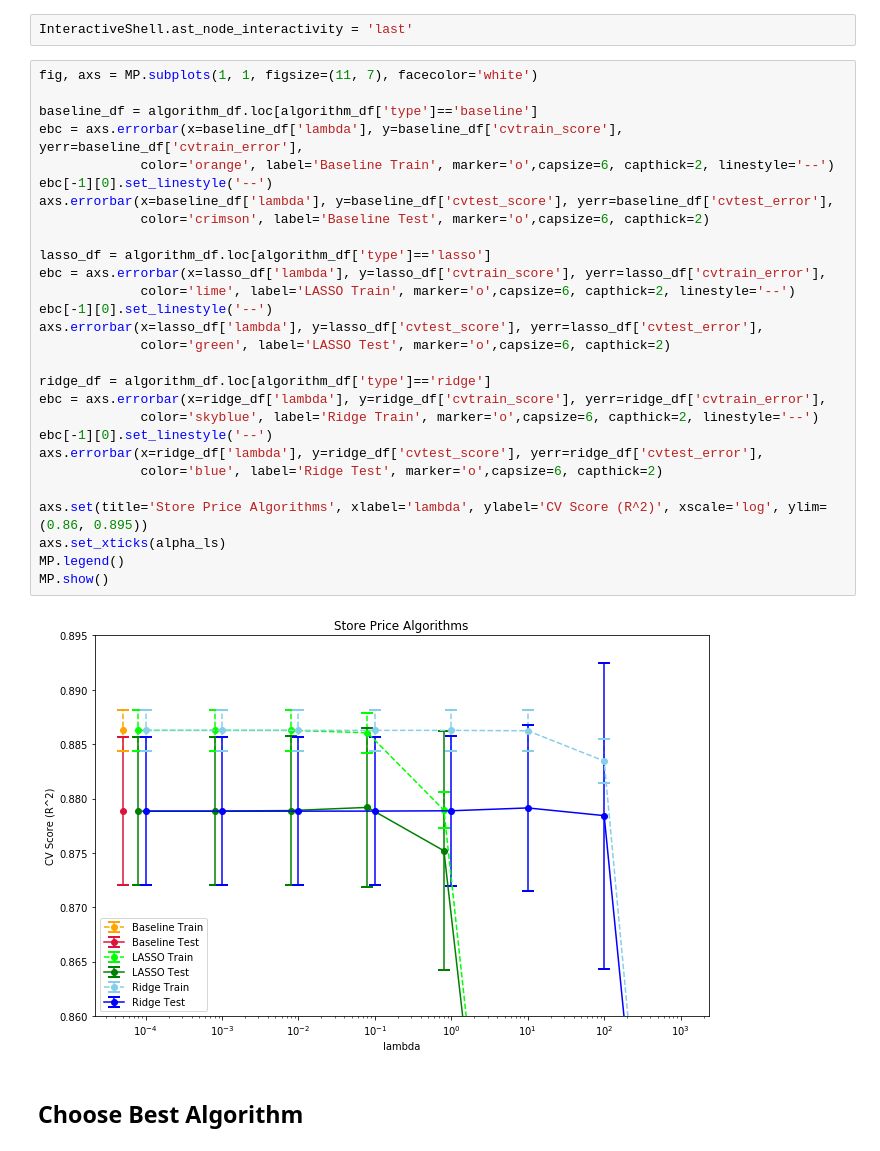
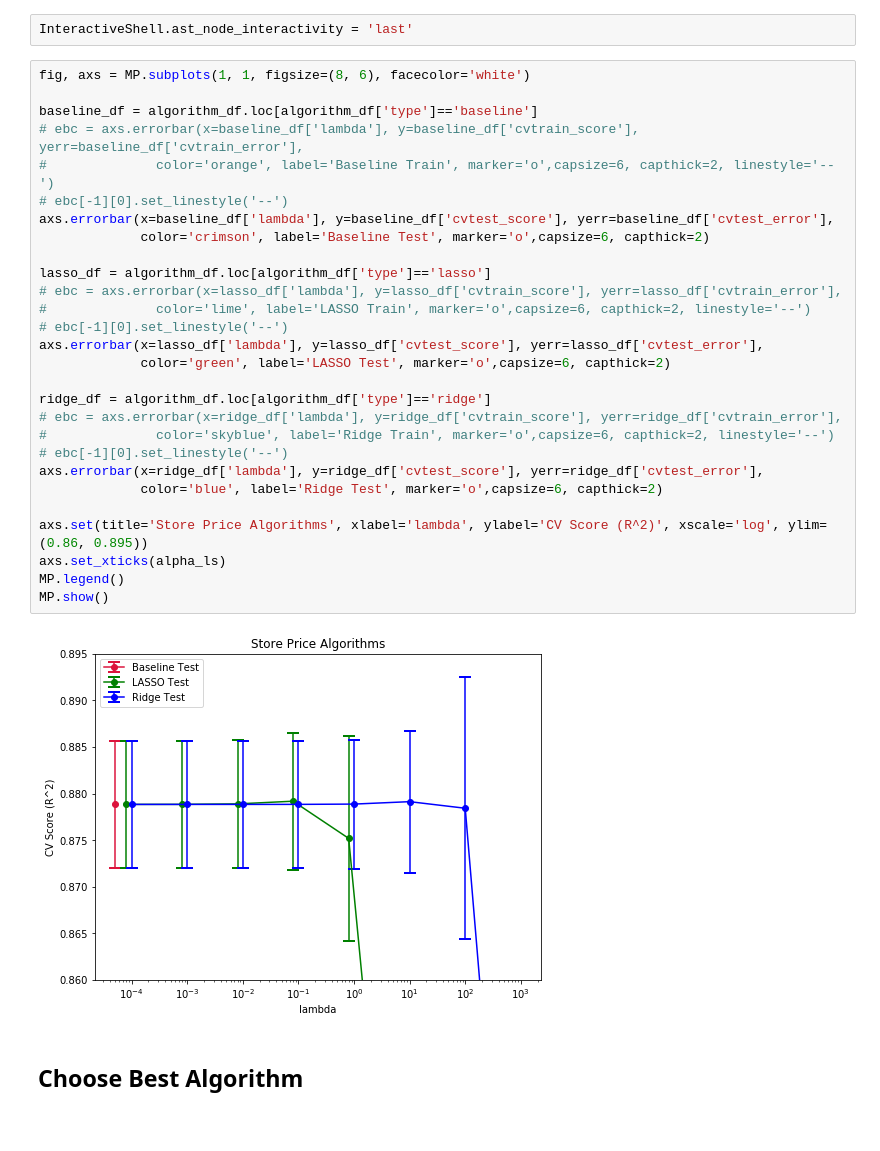
Before and after one commit to PhilBusko/RegressionProject, a Jupyter notebook: 400_stprice.ipynb, the cells around one changed output. Drawn from its saved outputs; the diff is of its cells as text.

```diff
--- a/400_stprice.ipynb
+++ b/400_stprice.ipynb
@@ -337,35 +318,35 @@ memory usage: 896.0+ bytes
 # %%
 InteractiveShell.ast_node_interactivity = 'last'
 # %%
-fig, axs = MP.subplots(1, 1, figsize=(11, 7), facecolor='white')
+fig, axs = MP.subplots(1, 1, figsize=(8, 6), facecolor='white')
 
 baseline_df = algorithm_df.loc[algorithm_df['type']=='baseline']
-ebc = axs.errorbar(x=baseline_df['lambda'], y=baseline_df['cvtrain_score'], yerr=baseline_df['cvtrain_error'],
-             color='orange', label='Baseline Train', marker='o',capsize=6, capthick=2, linestyle='--')
-ebc[-1][0].set_linestyle('--')
+# ebc = axs.errorbar(x=baseline_df['lambda'], y=baseline_df['cvtrain_score'], yerr=baseline_df['cvtrain_error'],
+#              color='orange', label='Baseline Train', marker='o',capsize=6, capthick=2, linestyle='--')
+# ebc[-1][0].set_linestyle('--')
 axs.errorbar(x=baseline_df['lambda'], y=baseline_df['cvtest_score'], yerr=baseline_df['cvtest_error'],
              color='crimson', label='Baseline Test', marker='o',capsize=6, capthick=2)
 
 lasso_df = algorithm_df.loc[algorithm_df['type']=='lasso']
-ebc = axs.errorbar(x=lasso_df['lambda'], y=lasso_df['cvtrain_score'], yerr=lasso_df['cvtrain_error'],
-             color='lime', label='LASSO Train', marker='o',capsize=6, capthick=2, linestyle='--')
-ebc[-1][0].set_linestyle('--')
+# ebc = axs.errorbar(x=lasso_df['lambda'], y=lasso_df['cvtrain_score'], yerr=lasso_df['cvtrain_error'],
+#              color='lime', label='LASSO Train', marker='o',capsize=6, capthick=2, linestyle='--')
+# ebc[-1][0].set_linestyle('--')
 axs.errorbar(x=lasso_df['lambda'], y=lasso_df['cvtest_score'], yerr=lasso_df['cvtest_error'],
              color='green', label='LASSO Test', marker='o',capsize=6, capthick=2)
 
 ridge_df = algorithm_df.loc[algorithm_df['type']=='ridge']
-ebc = axs.errorbar(x=ridge_df['lambda'], y=ridge_df['cvtrain_score'], yerr=ridge_df['cvtrain_error'],
-             color='skyblue', label='Ridge Train', marker='o',capsize=6, capthick=2, linestyle='--')
-ebc[-1][0].set_linestyle('--')
+# ebc = axs.errorbar(x=ridge_df['lambda'], y=ridge_df['cvtrain_score'], yerr=ridge_df['cvtrain_error'],
+#              color='skyblue', label='Ridge Train', marker='o',capsize=6, capthick=2, linestyle='--')
+# ebc[-1][0].set_linestyle('--')
 axs.errorbar(x=ridge_df['lambda'], y=ridge_df['cvtest_score'], yerr=ridge_df['cvtest_error'],
              color='blue', label='Ridge Test', marker='o',capsize=6, capthick=2)
 
 axs.set(title='Store Price Algorithms', xlabel='lambda', ylabel='CV Score (R^2)', xscale='log', ylim=(0.86, 0.895))
 axs.set_xticks(alpha_ls)
 MP.legend()
 MP.show()
 # %% [output]
-[figure, old version]
+[figure, new version]
 # %% [markdown]
 ## Choose Best Algorithm
 # %%
```
Also changed, not shown: parts of 6 cells of this notebook, 4 other files.
